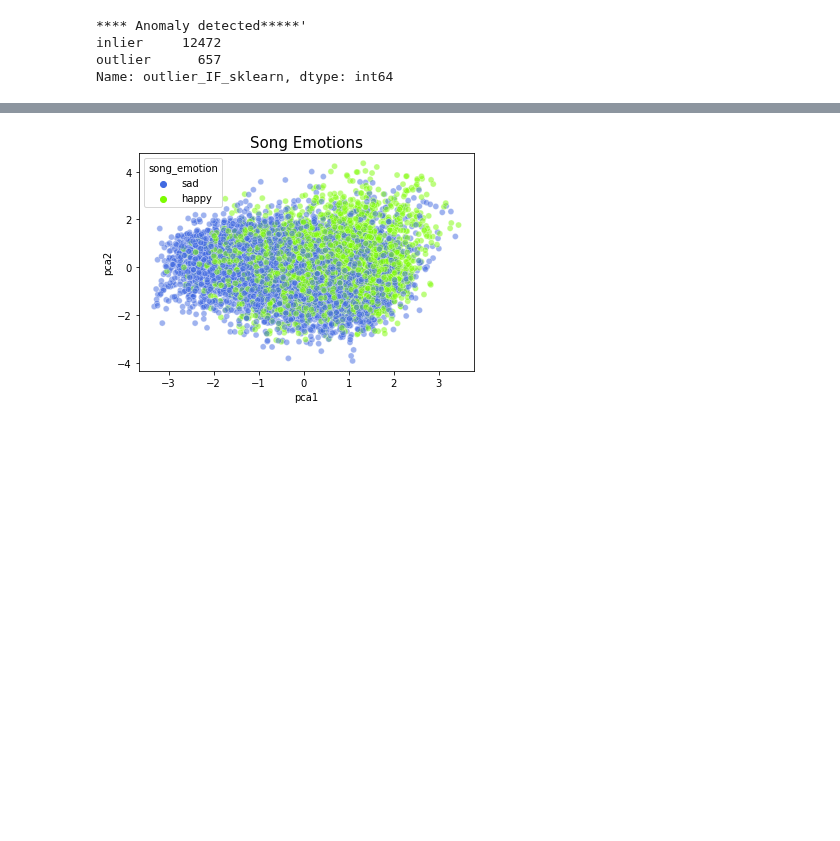
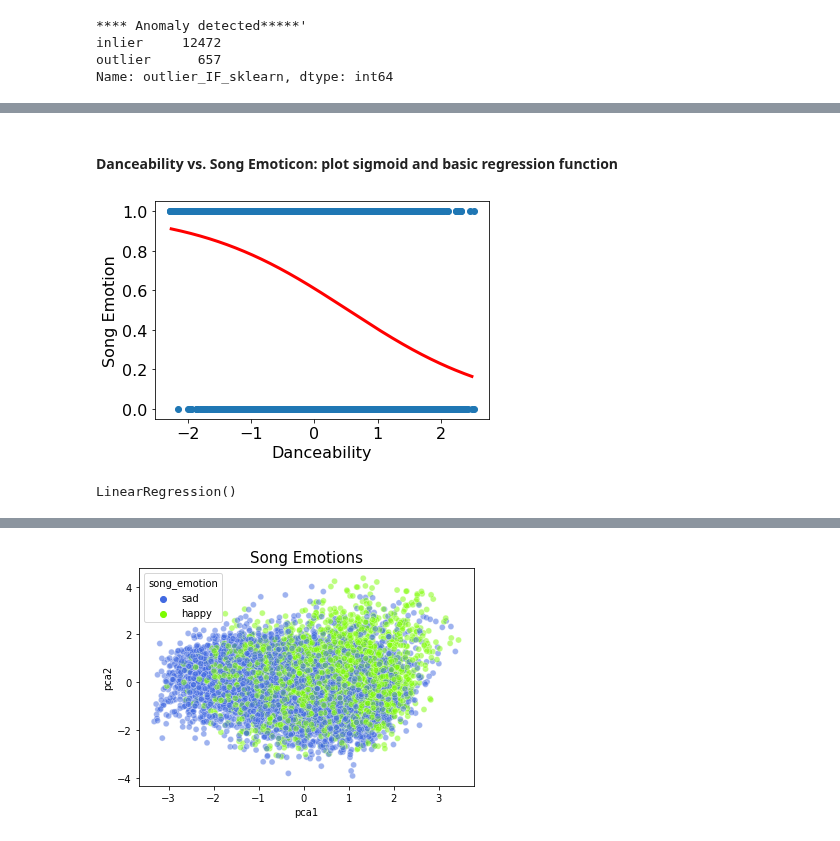
Before and after one commit to gaetanoantonicchio/DataMining-2, a Jupyter notebook: src/Module 2/Logistic Regression/Logistic-Regression_Song-Emotions.ipynb, the cells around one changed output, grey strips where cells are left out. Drawn from its saved outputs; the diff is of its cells as text; code cells hidden in the pictures; blank space fills up the shorter version.

```diff
--- a/src/Module 2/Logistic Regression/Logistic-Regression_Song-Emotions.ipynb
+++ b/src/Module 2/Logistic Regression/Logistic-Regression_Song-Emotions.ipynb
@@ -203,0 +277,2 @@ scaled_X_test = scaler.transform(X_test)
+# %% [markdown]
+#### Danceability vs. Song Emoticon:  plot sigmoid and basic regression function
@@ -203,0 +281,15 @@ scaled_X_test = scaler.transform(X_test)
+# %%
+loss = expit(sorted(X_test) * logreg.coef_ + logreg.intercept_).ravel()
+plt.plot(sorted(X_test), loss, color='red', linewidth=3)
+plt.scatter(X_train, y_train)
+plt.xlabel('Danceability', fontsize=16)
+plt.ylabel('Song Emotion', fontsize=16)
+plt.tick_params(axis='both', which='major', labelsize=16)
+plt.show()
+# %% [output]
+[figure, added]
+# %%
+reg = LinearRegression()
+reg.fit(X_train, y_train)
+# %% [output]
+LinearRegression()
```
Also changed, not shown: parts of 65 cells of this notebook.
